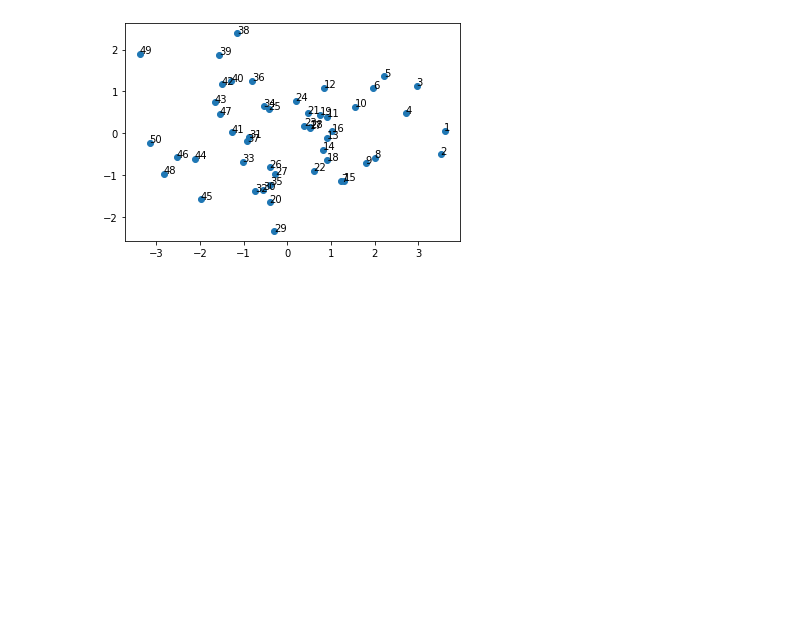
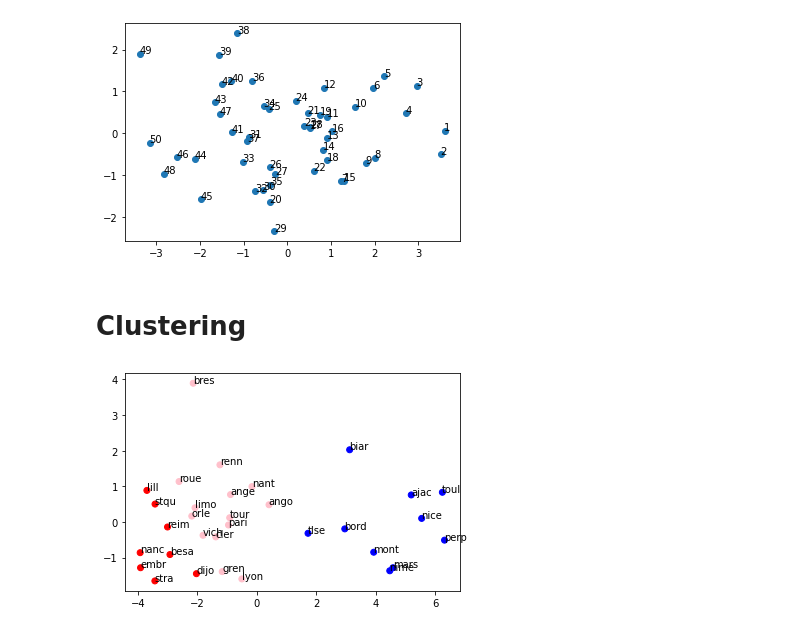
Before and after one commit to nalmt/unsupervised-learning, a Jupyter notebook: TP1.ipynb, the cells around one changed output. Saved outputs shown, nothing was run; the diff lists cells and outputs as text; code cells hidden in the pictures; blank space fills up the shorter version.

Commit message:
clustering

```diff
--- a/Untitled.ipynb
+++ b/TP1.ipynb
@@ -20,7 +20,7 @@ villes.shape
 # %% [output]
 (32, 13)
 # %%
-x = villes.iloc[:,1:13].values
+X = villes.iloc[:,1:13].values
 labels = villes.iloc[:,0].values
 # %% [markdown]
 # ACP
@@ -29,8 +29,8 @@ from sklearn.preprocessing import StandardScaler
 from sklearn.decomposition import PCA
 # %%
 SC = StandardScaler()
-SC.fit(x)
-xnorm=SC.transform(x)
+SC.fit(X)
+xnorm=SC.transform(X)
 # %%
 pca = PCA(n_components=12)
 pca.fit(xnorm)
@@ -205,3 +205,5 @@ for label, x, y in zip(id_startups, X_pca_startups[:, 0], X_pca_startups[:, 1]):
 plt.show()
 # %% [output]
 [figure]
+# %% [markdown]
+# Clustering
@@ -207,0 +214,10 @@ plt.show()
+# %%
+clustering = KMeans(n_clusters=3).fit_predict(xnorm)
+# %%
+colors = ['red','yellow','blue','pink']
+plt.scatter(X_pca[:, 0], X_pca[:, 1], c=clustering, cmap=matplotlib.colors.ListedColormap(colors))
+for label, x, y in zip(labels, X_pca[:, 0], X_pca[:, 1]):
+    plt.annotate(label, xy=(x, y), xytext=(-0.2, 0.2), textcoords='offset points')
+plt.show()
+# %% [output]
+[figure, added]
```
Also changed, not shown: parts of 11 cells of this notebook.
